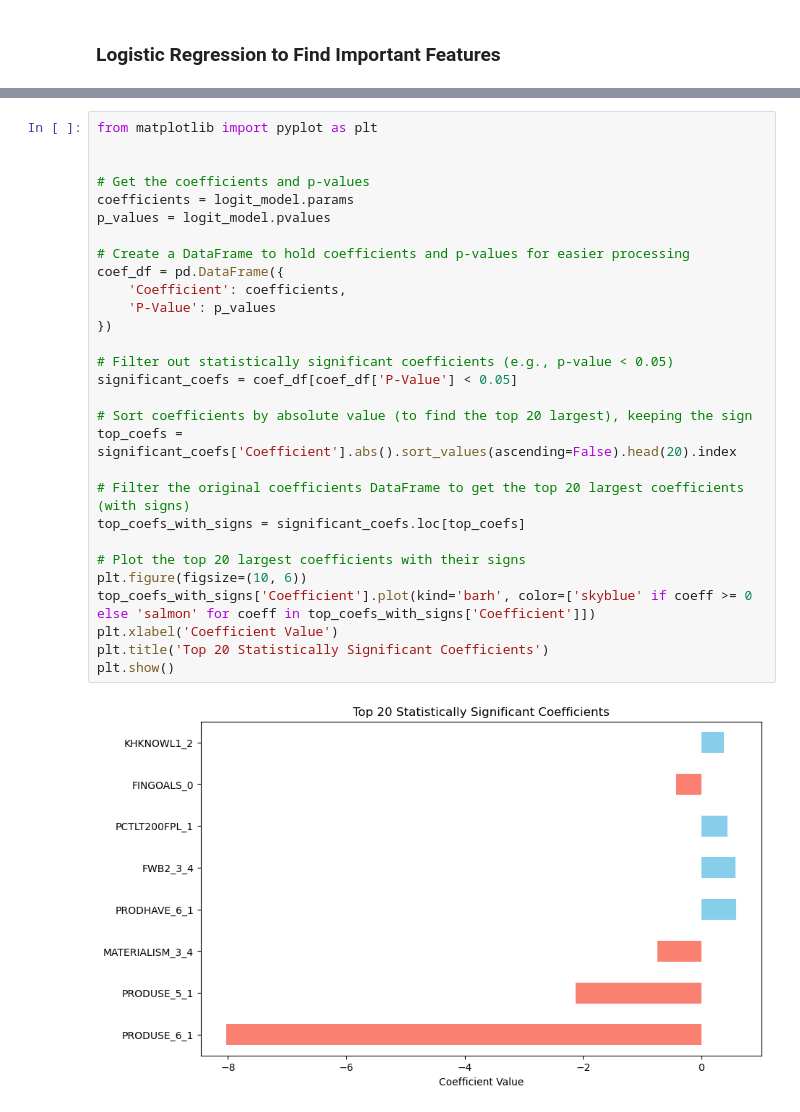
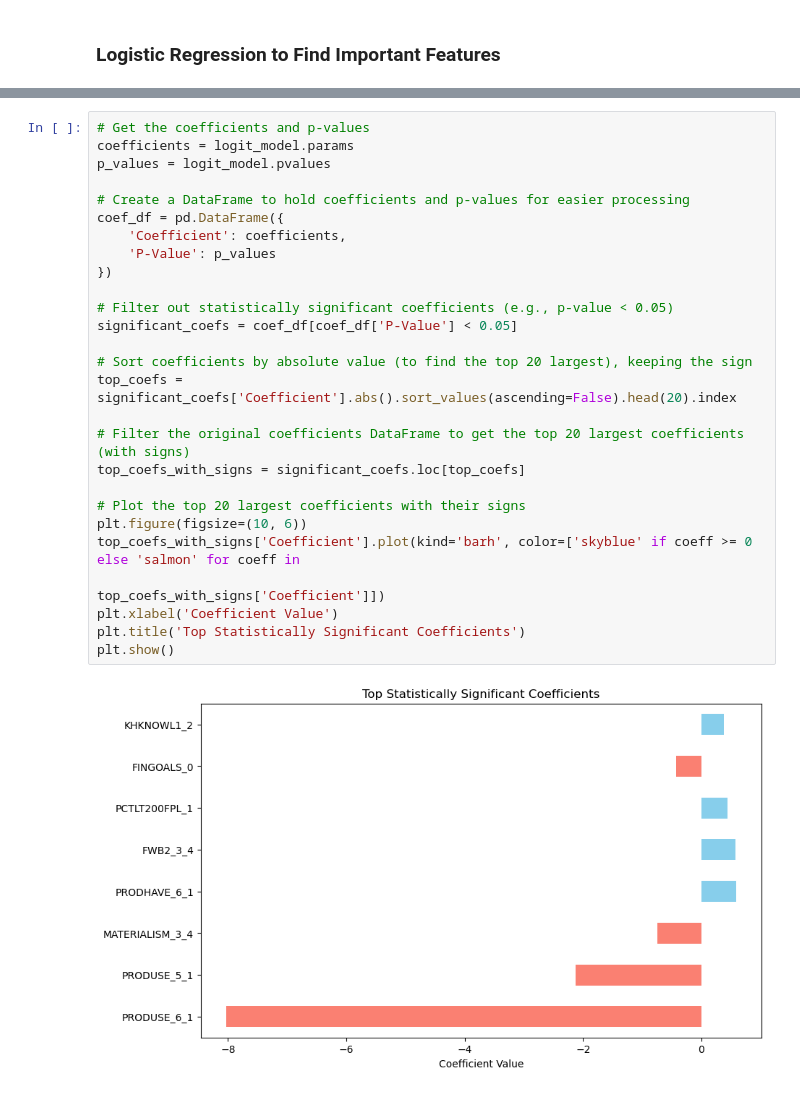
Before and after one commit to itsGarrin/prepaid-card-marketing, a Jupyter notebook: notebook/prepaid-card-marketing.ipynb, the cells around one changed output, grey strips where cells are left out. Saved outputs shown, nothing was run; the diff lists cells and outputs as text.

```diff
--- a/notebook/prepaid-card-marketing.ipynb
+++ b/notebook/prepaid-card-marketing.ipynb
@@ -253,33 +254,31 @@ PPT18OV_4                      0        nan        nan        nan         nan
 PCTLT200FPL_1             0.4397      0.189      2.323      0.020       0.069       0.811
 =========================================================================================
 # %%
-from matplotlib import pyplot as plt
-
-
 # Get the coefficients and p-values
 coefficients = logit_model.params
 p_values = logit_model.pvalues
 
 # Create a DataFrame to hold coefficients and p-values for easier processing
 coef_df = pd.DataFrame({
     'Coefficient': coefficients,
     'P-Value': p_values
 })
 
 # Filter out statistically significant coefficients (e.g., p-value < 0.05)
 significant_coefs = coef_df[coef_df['P-Value'] < 0.05]
 
 # Sort coefficients by absolute value (to find the top 20 largest), keeping the sign
 top_coefs = significant_coefs['Coefficient'].abs().sort_values(ascending=False).head(20).index
 
 # Filter the original coefficients DataFrame to get the top 20 largest coefficients (with signs)
 top_coefs_with_signs = significant_coefs.loc[top_coefs]
 
 # Plot the top 20 largest coefficients with their signs
 plt.figure(figsize=(10, 6))
-top_coefs_with_signs['Coefficient'].plot(kind='barh', color=['skyblue' if coeff >= 0 else 'salmon' for coeff in top_coefs_with_signs['Coefficient']])
+top_coefs_with_signs['Coefficient'].plot(kind='barh', color=['skyblue' if coeff >= 0 else 'salmon' for coeff in
+                                                             top_coefs_with_signs['Coefficient']])
 plt.xlabel('Coefficient Value')
-plt.title('Top 20 Statistically Significant Coefficients')
+plt.title('Top Statistically Significant Coefficients')
 plt.show()
 # %% [output]
-[figure, old version]
+[figure, new version]
```
Also changed, not shown: parts of 4 cells of this notebook.
